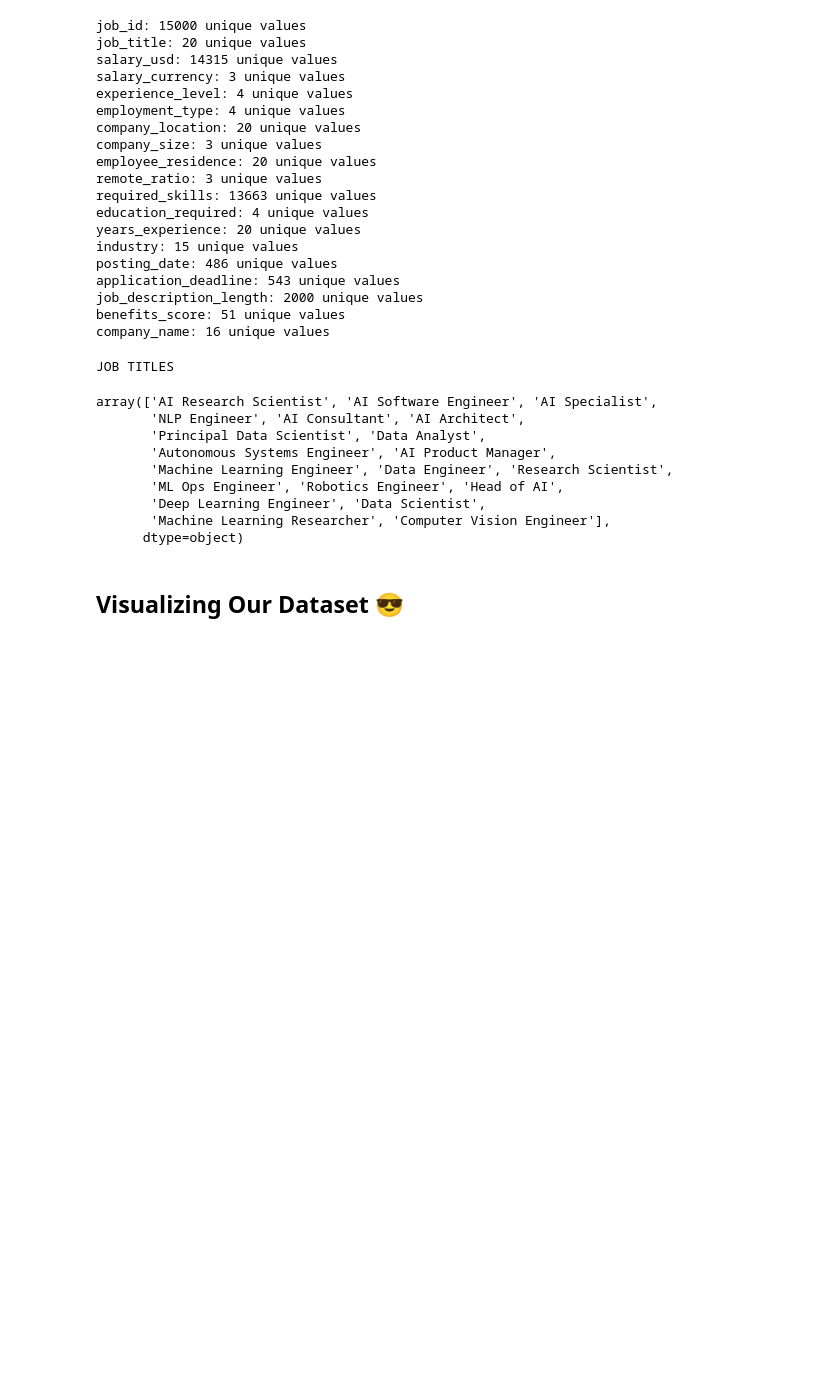
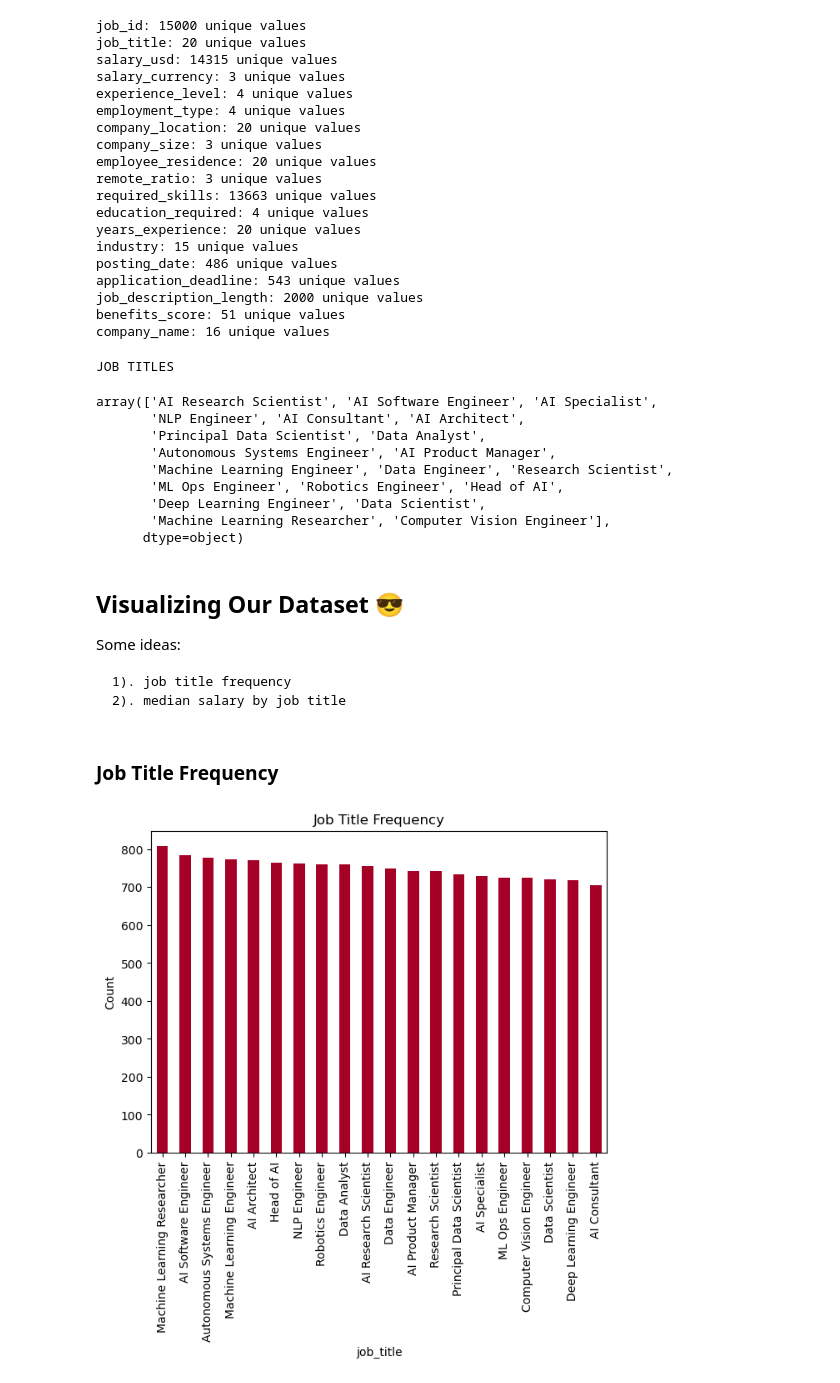
Before and after one commit to pawelsiurek/AI-Market-EDA, a Jupyter notebook: notebooks/EDA.ipynb, the cells around one changed output. Cells and saved outputs as stored; diff of their text form; code cells hidden in the pictures; blank space fills up the shorter version.

```diff
--- a/notebooks/EDA.ipynb
+++ b/notebooks/EDA.ipynb
@@ -162,3 +162,24 @@ array(['AI Research Scientist', 'AI Software Engineer', 'AI Specialist',
       dtype=object)
 # %% [markdown]
 ## Visualizing Our Dataset 😎
+
+Some ideas:
+
+    1). job title frequency
+    2). median salary by job title
+# %% [markdown]
+### Job Title Frequency
+# %%
+import matplotlib.pyplot as plt
+
+job_titles = list(df['job_title'].unique())
+job_counts = df['job_title'].value_counts()
+
+plt.title('Job Title Frequency')
+plt.xlabel('Job Title')
+plt.ylabel('Count')
+plt.tight_layout()
+job_counts.plot(kind='bar', colormap='RdYlGn')
+plt.show()
+# %% [output]
+[figure, added]
```
Also changed, not shown: parts of 3 cells of this notebook, 2 other files.
